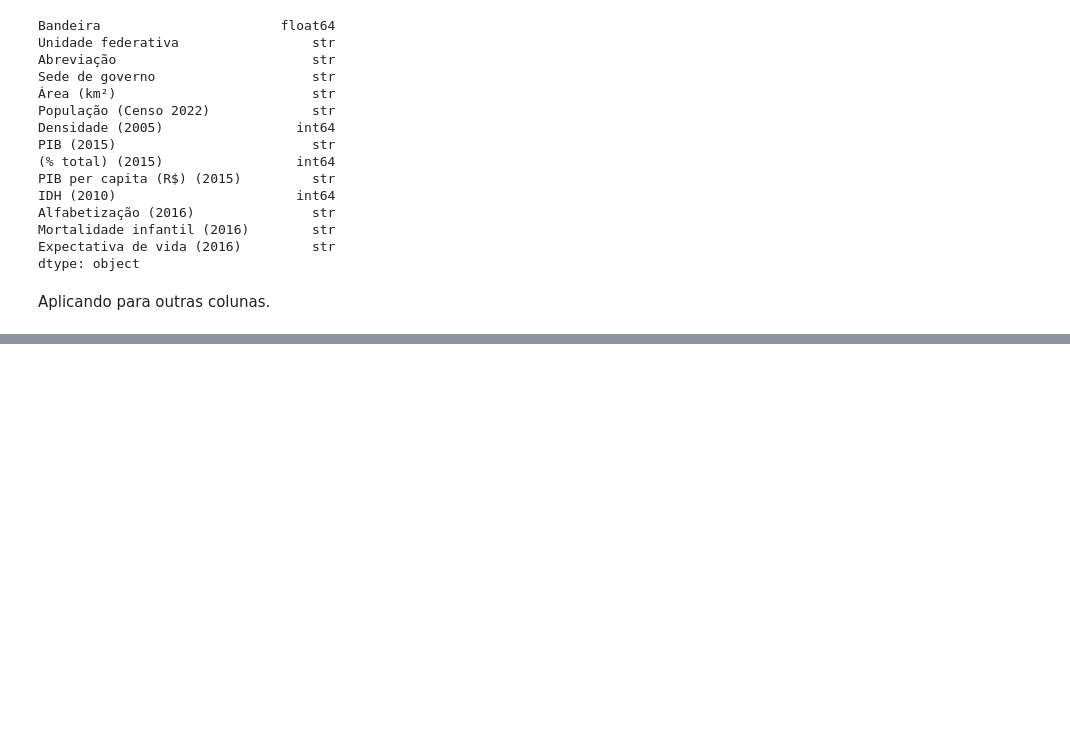
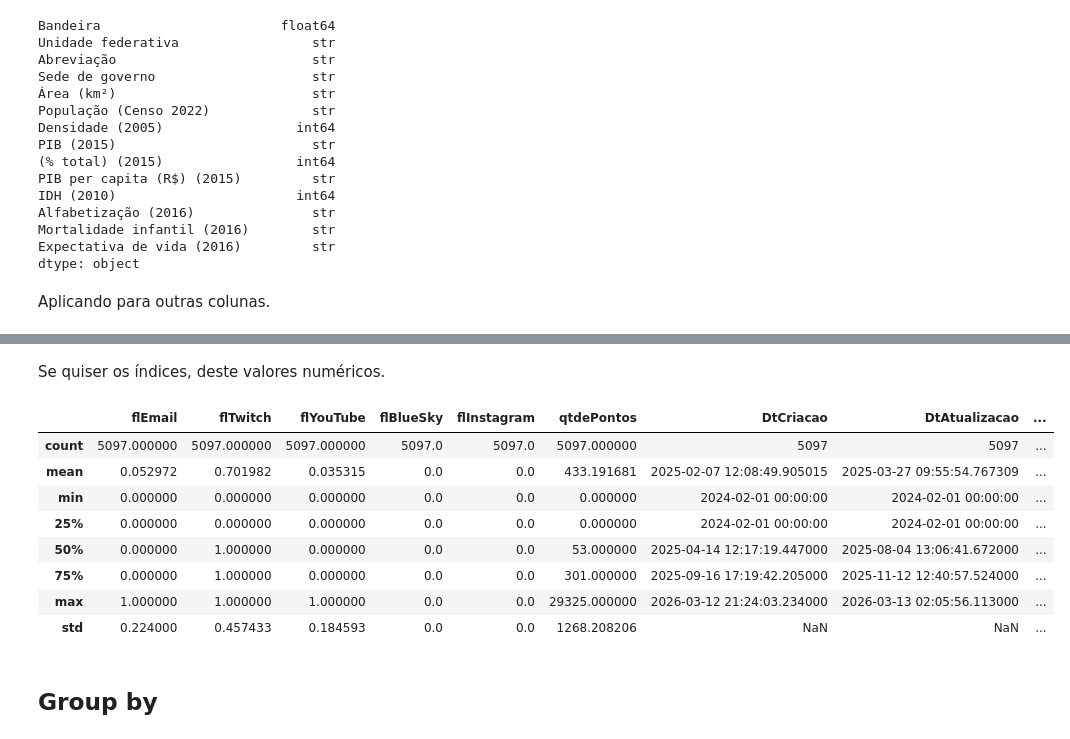
Before and after one commit to alexsandro-matias/pandas-2025, a Jupyter notebook: notebook.ipynb, the cells around one changed output, grey strips where cells are left out. Cells and saved outputs as stored; diff of their text form; code cells hidden in the pictures; blank space fills up the shorter version.

```diff
--- a/notebook.ipynb
+++ b/notebook.ipynb
@@ -1202,0 +1313,3 @@ colunas = ['População (Censo 2022)', 'PIB (2015)' , 'PIB per capita (R$) (2015
+# %%
+filtro = clientes.dtypes == 'str'
+clientes.dtypes[~filtro]
@@ -1202,0 +1328,18 @@ colunas = ['População (Censo 2022)', 'PIB (2015)' , 'PIB per capita (R$) (2015
+# %% [markdown]
+Se quiser os índices, deste valores numéricos.
+# %%
+colunas_numericas = clientes.dtypes[~filtro].index.tolist()
+# %%
+clientes[colunas_numericas].describe()
+# %% [output]
+|  | flEmail | flTwitch | flYouTube | flBlueSky | flInstagram | qtdePontos | DtCriacao | DtAtualizacao | ... |
+| count | 5097.000000 | 5097.000000 | 5097.000000 | 5097.0 | 5097.0 | 5097.000000 | 5097 | 5097 | ... |
+| mean | 0.052972 | 0.701982 | 0.035315 | 0.0 | 0.0 | 433.191681 | 2025-02-07 12:08:49.905015 | 2025-03-27 09:55:54.767309 | ... |
+| min | 0.000000 | 0.000000 | 0.000000 | 0.0 | 0.0 | 0.000000 | 2024-02-01 00:00:00 | 2024-02-01 00:00:00 | ... |
+| 25% | 0.000000 | 0.000000 | 0.000000 | 0.0 | 0.0 | 0.000000 | 2024-02-01 00:00:00 | 2024-02-01 00:00:00 | ... |
+| 50% | 0.000000 | 1.000000 | 0.000000 | 0.0 | 0.0 | 53.000000 | 2025-04-14 12:17:19.447000 | 2025-08-04 13:06:41.672000 | ... |
+| 75% | 0.000000 | 1.000000 | 0.000000 | 0.0 | 0.0 | 301.000000 | 2025-09-16 17:19:42.205000 | 2025-11-12 12:40:57.524000 | ... |
+| max | 1.000000 | 1.000000 | 1.000000 | 0.0 | 0.0 | 29325.000000 | 2026-03-12 21:24:03.234000 | 2026-03-13 02:05:56.113000 | ... |
+| std | 0.224000 | 0.457433 | 0.184593 | 0.0 | 0.0 | 1268.208206 | NaN | NaN | ... |
+# %% [markdown]
+## Group by
```
Also changed, not shown: parts of 57 cells of this notebook, 1 other file.
